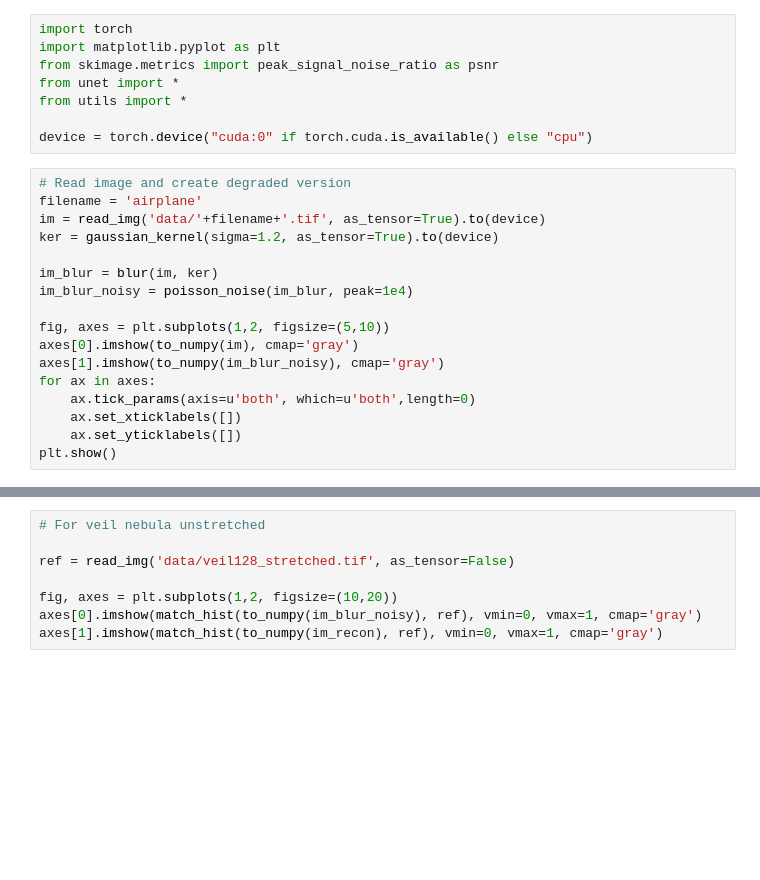
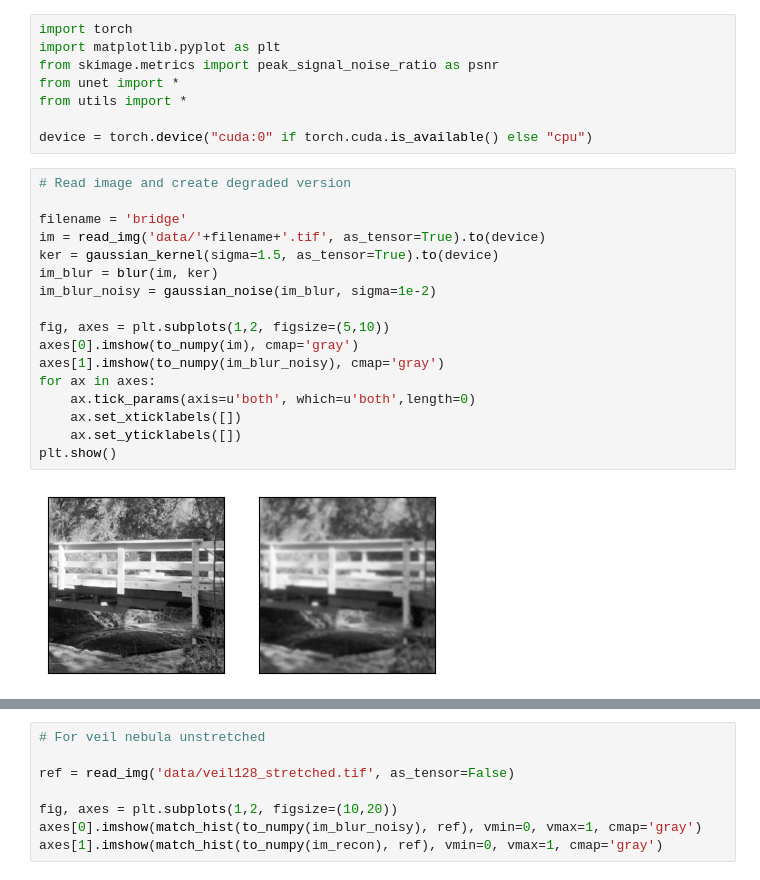
Before and after one commit to LudoRey/dip-deblur, a Jupyter notebook: demo.ipynb, the cells around one changed output, grey strips where cells are left out. Cells and saved outputs as stored; diff of their text form; blank space fills up the shorter version.

```diff
--- a/demo.ipynb
+++ b/demo.ipynb
@@ -13,21 +21,23 @@ from utils import *
 device = torch.device("cuda:0" if torch.cuda.is_available() else "cpu")
 # %%
 # Read image and create degraded version
-filename = 'airplane'
+
+filename = 'bridge'
 im = read_img('data/'+filename+'.tif', as_tensor=True).to(device)
-ker = gaussian_kernel(sigma=1.2, as_tensor=True).to(device)
-
+ker = gaussian_kernel(sigma=1.5, as_tensor=True).to(device)
 im_blur = blur(im, ker)
-im_blur_noisy = poisson_noise(im_blur, peak=1e4)
+im_blur_noisy = gaussian_noise(im_blur, sigma=1e-2)
 
 fig, axes = plt.subplots(1,2, figsize=(5,10))
 axes[0].imshow(to_numpy(im), cmap='gray')
 axes[1].imshow(to_numpy(im_blur_noisy), cmap='gray')
 for ax in axes:
     ax.tick_params(axis=u'both', which=u'both',length=0)
     ax.set_xticklabels([])
     ax.set_yticklabels([])
 plt.show()
+# %% [output]
+[figure, added]
 # %%
 nb_epoch = 2000
 learning_rate = 0.01
```
Also changed, not shown: parts of 3 cells of this notebook.
